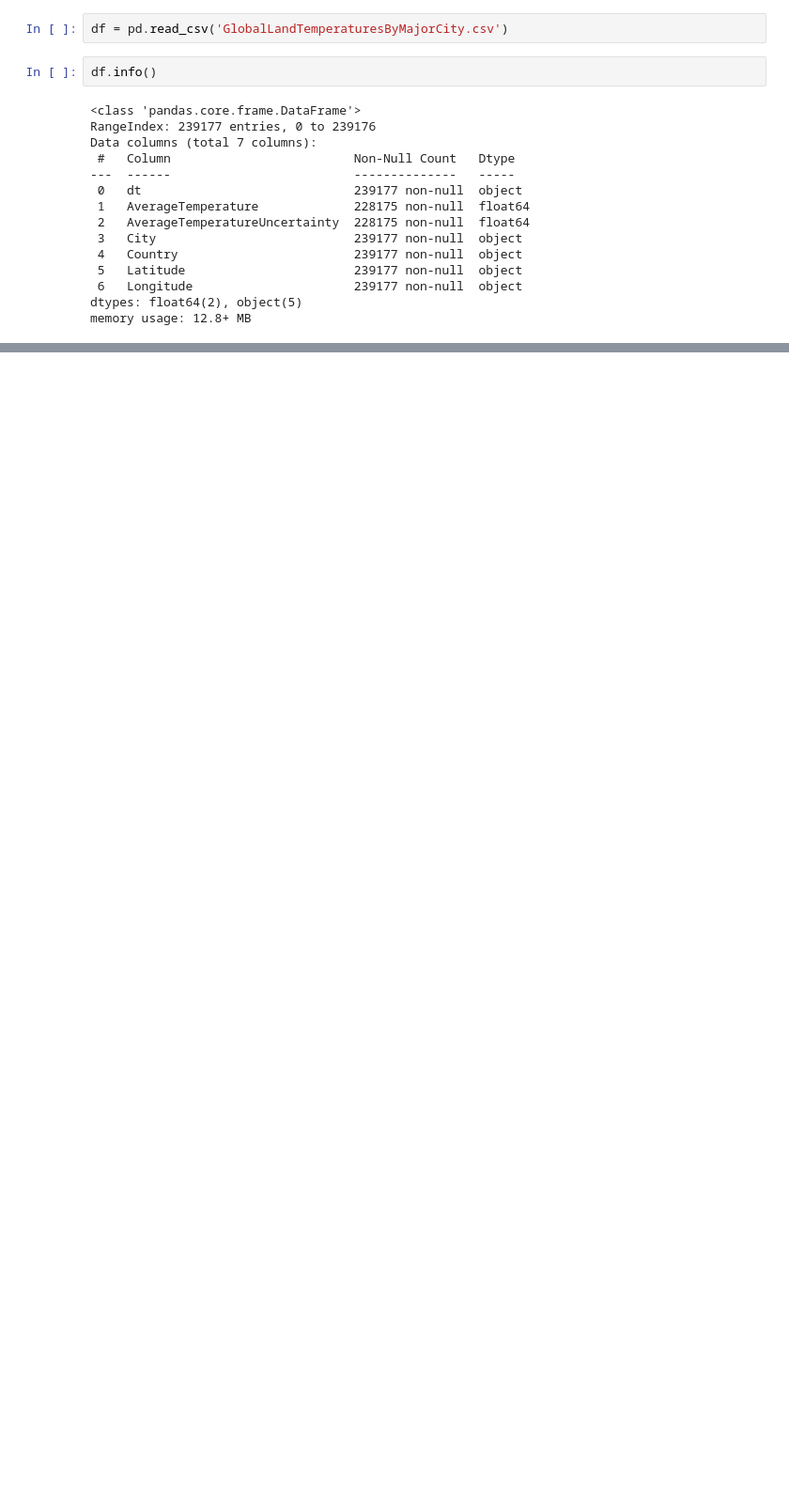
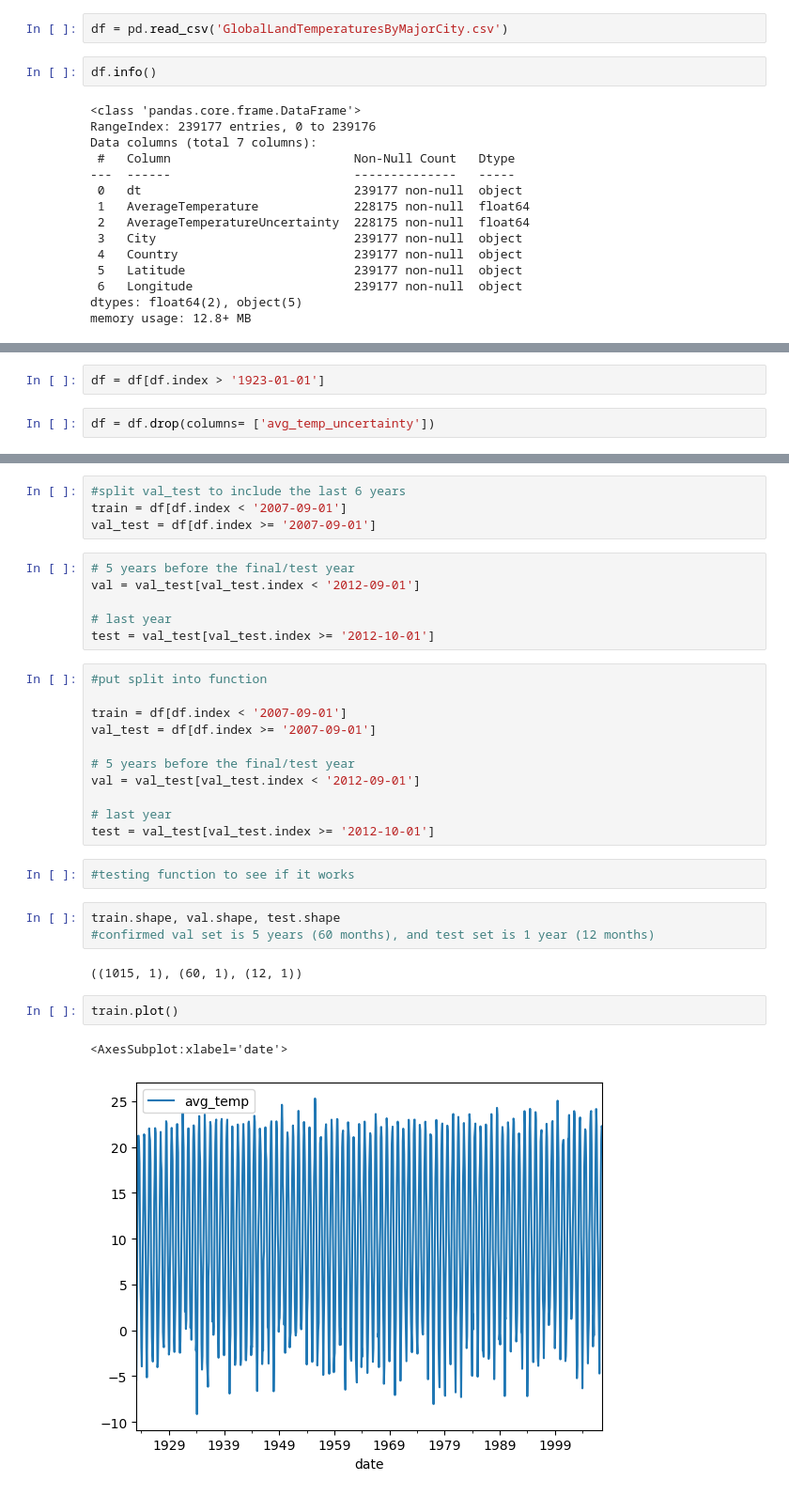
Before and after one commit to stephen-c-perry/time-series-1-day-project, a Jupyter notebook: scratch.ipynb, the cells around one changed output, grey strips where cells are left out. Shown: that part at 94% size. Drawn from its saved outputs; the diff is of its cells as text; blank space fills up the shorter version.

```diff
--- a/scratch.ipynb
+++ b/scratch.ipynb
@@ -96,0 +176,4 @@ AverageTemperature Uncertainty?
+# %%
+df = df[df.index > '1923-01-01']
+# %%
+df = df.drop(columns= ['avg_temp_uncertainty'])
@@ -96,0 +215,33 @@ AverageTemperature Uncertainty?
+# %%
+#split val_test to include the last 6 years
+train = df[df.index < '2007-09-01']
+val_test = df[df.index >= '2007-09-01']
+# %%
+# 5 years before the final/test year
+val = val_test[val_test.index < '2012-09-01']
+
+# last year
+test = val_test[val_test.index >= '2012-10-01']
+# %%
+#put split into function
+
+train = df[df.index < '2007-09-01']
+val_test = df[df.index >= '2007-09-01']
+
+# 5 years before the final/test year
+val = val_test[val_test.index < '2012-09-01']
+
+# last year
+test = val_test[val_test.index >= '2012-10-01']
+# %%
+#testing function to see if it works
+# %%
+train.shape, val.shape, test.shape
+#confirmed val set is 5 years (60 months), and test set is 1 year (12 months)
+# %% [output]
+((1015, 1), (60, 1), (12, 1))
+# %%
+train.plot()
+# %% [output]
+<AxesSubplot:xlabel='date'>
+[figure, added]
```
Also changed, not shown: parts of 42 cells of this notebook, 2 other files.
